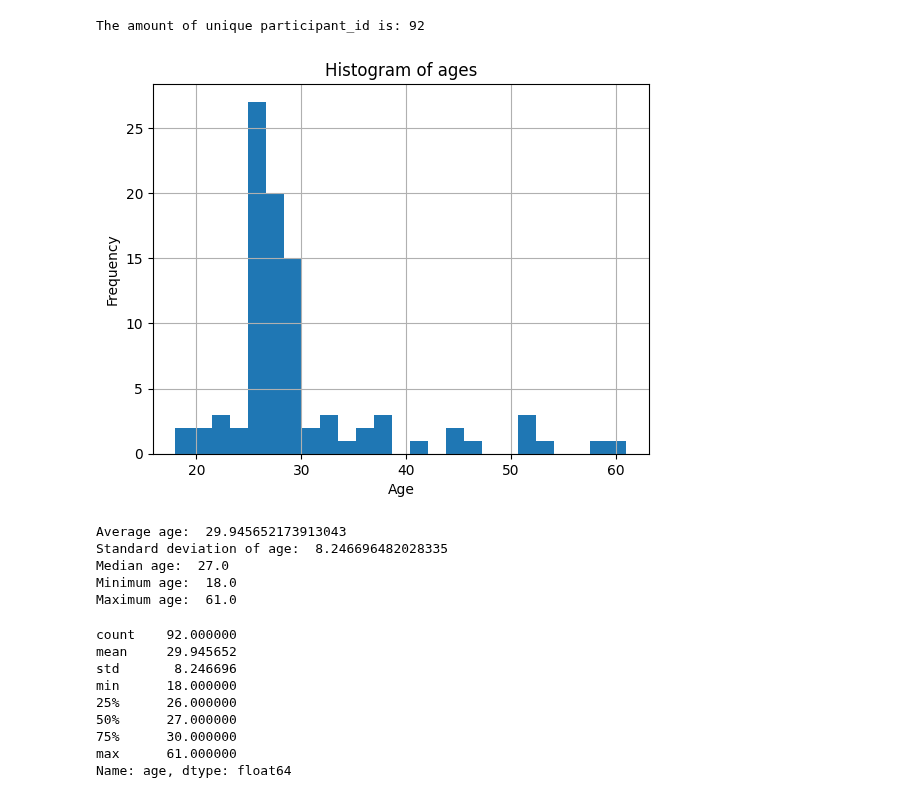
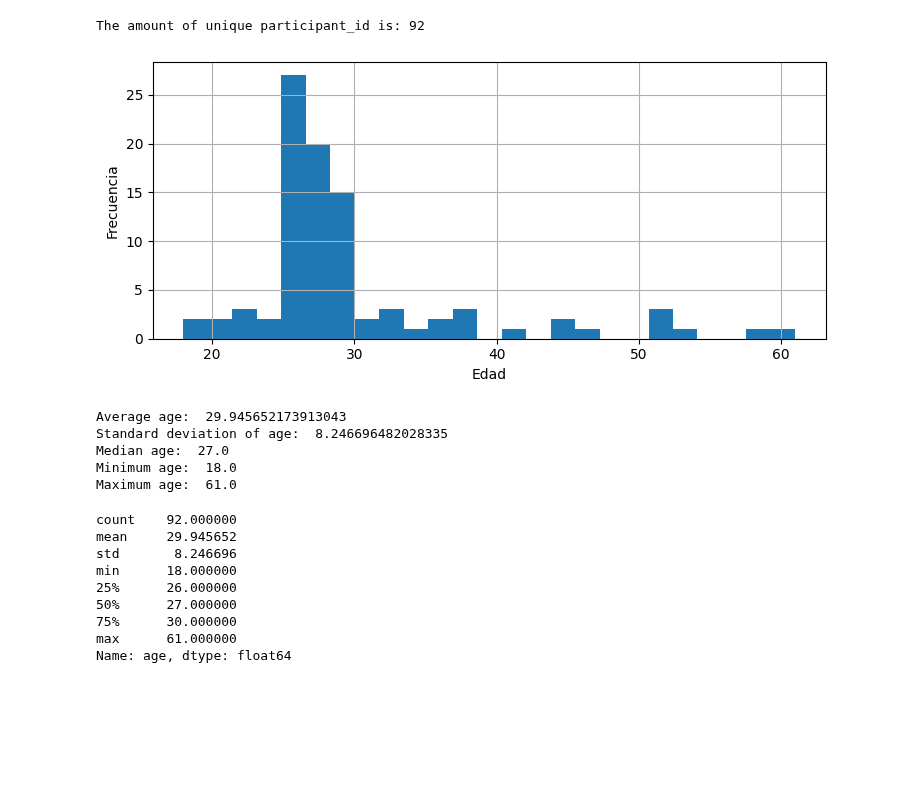
Before and after one commit to asosawelford/tesis, a Jupyter notebook: analysis/exploratory_analysis.ipynb, the cells around one changed output. Drawn from its saved outputs; the diff is of its cells as text; code cells hidden in the pictures; blank space fills up the shorter version.

```diff
--- a/analysis/exploratory_analysis.ipynb
+++ b/analysis/exploratory_analysis.ipynb
@@ -7,7 +7,12 @@ import numpy as np
 import matplotlib.pyplot as plt
 from scipy.stats import shapiro, normaltest, kruskal, spearmanr
 import seaborn as sns
-from statsmodels.stats.outliers_influence import variance_inflation_factor
+# from statsmodels.stats.outliers_influence import variance_inflation_factor
+
+# for plotting
+plt.rcParams["figure.figsize"] = [7.50, 3.50]
+plt.rcParams["figure.autolayout"] = True
+plot_dir = "../write-up/figuras/"
 # %%
 #Visualize the data
 subjective_results = pd.read_csv('subjective_results_corrected.csv')
@@ -168,24 +169,24 @@ The amount of unique participant_id is: 92
 # %%
 # subjective_results["age"] average and histogram
 # just count the ages of unique participants, not all the rows
 participant_ages = subjective_results.groupby("participant_id")["age"].mean()
 participant_ages = participant_ages.dropna()
 
 
 plt.hist(participant_ages, bins='auto')
 plt.grid(True)
-plt.title('Histogram of ages')
-plt.xlabel('Age')
-plt.ylabel('Frequency')
+# plt.title('Histogram of ages')
+plt.xlabel('Edad')
+plt.ylabel('Frecuencia')
 plt.show()
 
 print("Average age: ", participant_ages.mean())
 print("Standard deviation of age: ", participant_ages.std())
 print("Median age: ", participant_ages.median())
 print("Minimum age: ", participant_ages.min())
 print("Maximum age: ", participant_ages.max())
 # %% [output]
-[figure, old version]
+[figure, new version]
 Average age:  29.945652173913043
 Standard deviation of age:  8.246696482028335
 Median age:  27.0
```
Also changed, not shown: parts of 10 cells of this notebook, 21 other files.
